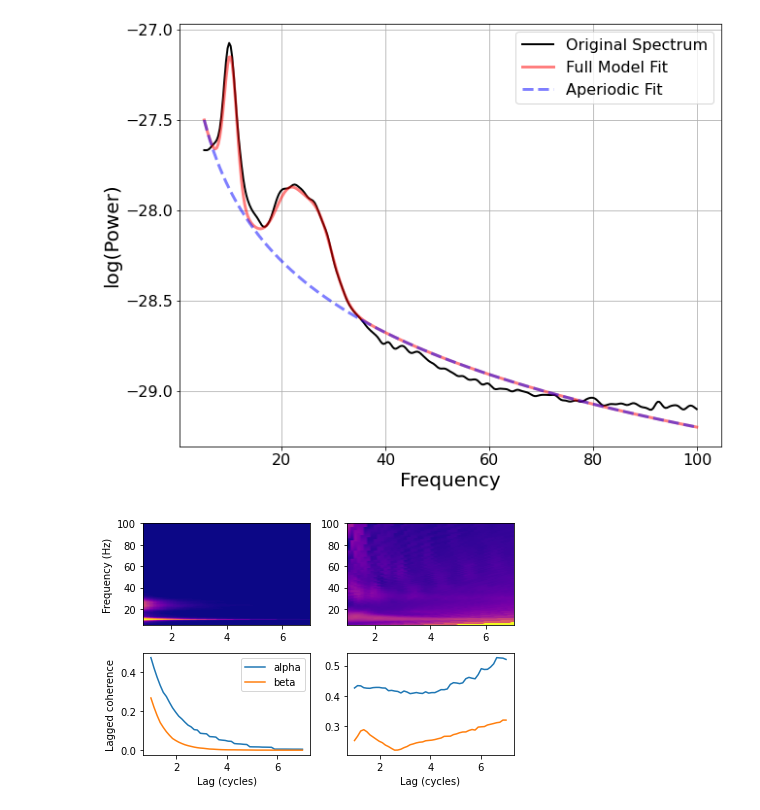
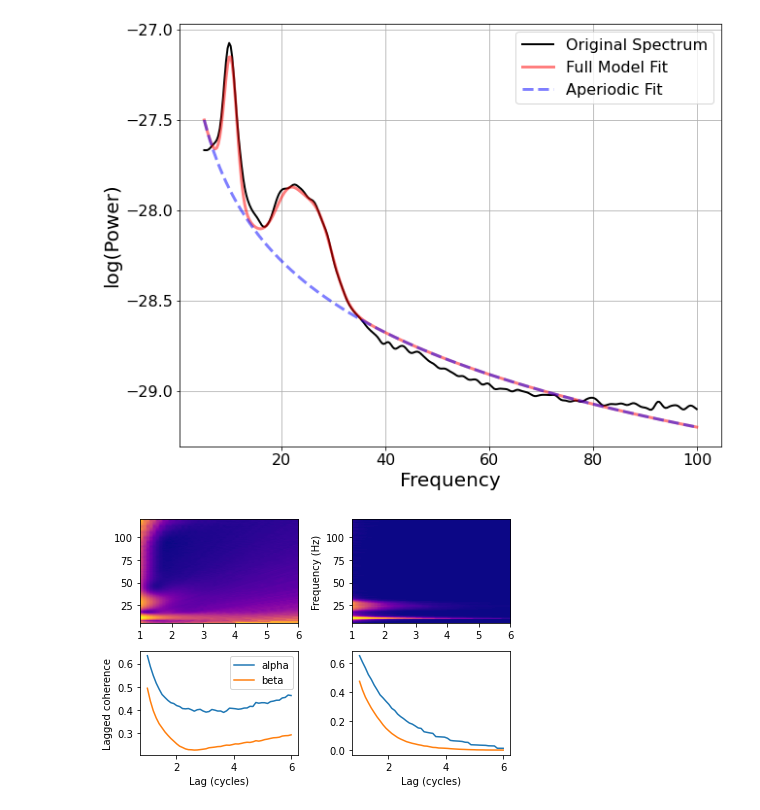
Before and after one commit to danclab/lagged_hilbert_coherence, a Jupyter notebook: python/meg_sensor_data.ipynb, the cells around one changed output. Saved outputs shown, nothing was run; the diff lists cells and outputs as text; code cells hidden in the pictures.

```diff
--- a/python/meg_sensor_data.ipynb
+++ b/python/meg_sensor_data.ipynb
@@ -5,12 +5,12 @@ import scipy
 from fooof import FOOOF
 from lagged_coherence import *
 # %%
-freqs=np.linspace(5,100,100)
-lags=np.linspace(1,7,50)
+freqs=np.linspace(5,120,100)
+lags=np.linspace(1,6,50)
 subj_id='sub-102'
 epoch='vis'
 
-data=np.load('{}-{}-all-trials-subset_sensor-time.npy'.format(subj_id, epoch))
+data=np.load('../data/{}-{}-all-trials-subset_sensor-time.npy'.format(subj_id, epoch))
 data=np.moveaxis(data,[0,1,2],[1,0,2])
 data=data[8,:,:]
 f,psd=scipy.signal.welch(data, fs=600, window='hann',
@@ -45,32 +45,32 @@ fm.report(f,psd,[5,100])
 ==================================================================================================
 [figure]
 # %%
-lc_surrogate=lagged_surrogate_coherence(data, freqs, lags, 600)
-lc_classic=lagged_coherence_classic(data, freqs, lags, 600)
+lc_classic=lagged_coherence(data, freqs, lags, 600)
+lc_hilbert=lagged_hilbert_coherence(data, freqs, lags, 600)
 # %%
 low_frange=np.where((freqs>=7) & (freqs<=13))[0]
 high_frange=np.where((freqs>=13) & (freqs<=30))[0]
 
 plt.figure()
 plt.subplot(2,2,1)
-i1=plt.imshow(np.nanmean(lc_surrogate,axis=0), aspect='auto', cmap='plasma',
+i1=plt.imshow(np.nanmean(lc_classic,axis=0), aspect='auto', cmap='plasma',
+              extent=[lags[0], lags[-1], freqs[0], freqs[-1]],
+              origin='lower')
+plt.subplot(2,2,2)
+i1=plt.imshow(np.nanmean(lc_hilbert,axis=0), aspect='auto', cmap='plasma',
               extent=[lags[0], lags[-1], freqs[0], freqs[-1]],
               origin='lower')
 plt.ylabel('Frequency (Hz)')
-plt.subplot(2,2,2)
-i1=plt.imshow(np.nanmean(lc_classic,axis=0), aspect='auto', cmap='plasma',
-              extent=[lags[0], lags[-1], freqs[0], freqs[-1]],
-              origin='lower')
 plt.subplot(2,2,3)
-plt.plot(lags,np.nanmean(np.nanmean(lc_surrogate[:,low_frange,:],axis=1),axis=0),label='alpha')
-plt.plot(lags,np.nanmean(np.nanmean(lc_surrogate[:,high_frange,:],axis=1),axis=0),label='beta')
+plt.plot(lags,np.nanmean(np.nanmean(lc_classic[:,low_frange,:],axis=1),axis=0),label='alpha')
+plt.plot(lags,np.nanmean(np.nanmean(lc_classic[:,high_frange,:],axis=1),axis=0),label='beta')
 plt.xlabel('Lag (cycles)')
 plt.ylabel('Lagged coherence')
 plt.legend()
 plt.subplot(2,2,4)
-plt.plot(lags,np.nanmean(np.nanmean(lc_classic[:,low_frange,:],axis=1),axis=0),label='alpha')
-plt.plot(lags,np.nanmean(np.nanmean(lc_classic[:,high_frange,:],axis=1),axis=0),label='beta')
+plt.plot(lags,np.nanmean(np.nanmean(lc_hilbert[:,low_frange,:],axis=1),axis=0),label='alpha')
+plt.plot(lags,np.nanmean(np.nanmean(lc_hilbert[:,high_frange,:],axis=1),axis=0),label='beta')
 plt.xlabel('Lag (cycles)')
 plt.tight_layout()
 # %% [output]
-[figure, old version]
+[figure, new version]
```
Also changed, not shown: parts of 22 cells of this notebook, 1 other file.
